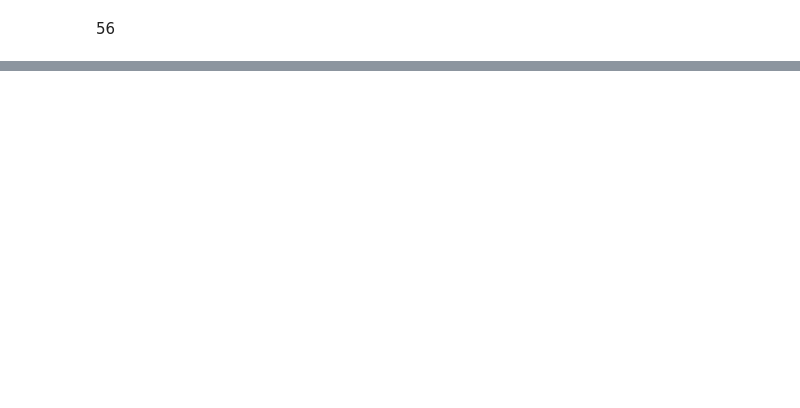
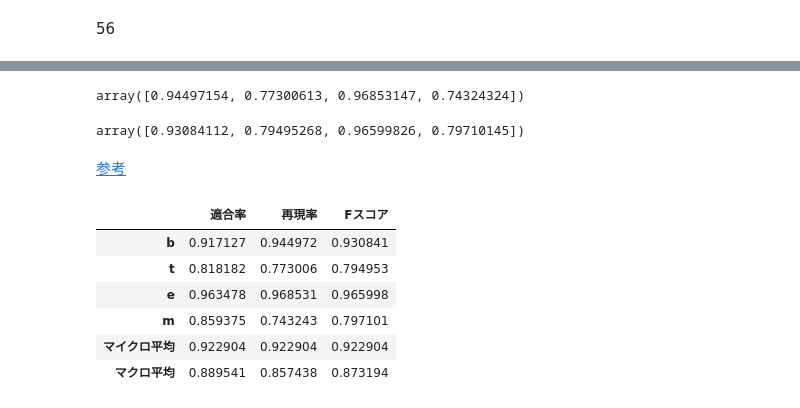
Before and after one commit to SJSY126/NLP100, a Jupyter notebook: Chpater6.ipynb, the cells around one changed output, grey strips where cells are left out. Drawn from its saved outputs; the diff is of its cells as text; code cells hidden in the pictures; blank space fills up the shorter version.

```diff
--- a/Chpater6.ipynb
+++ b/Chpater6.ipynb
@@ -316,0 +379,38 @@ show_cm(test_cm)
+# %%
+r = tp / (tp + fn)
+r
+# %% [output]
+array([0.94497154, 0.77300613, 0.96853147, 0.74324324])
+# %%
+F = 2 * p * r / (p + r)
+F
+# %% [output]
+array([0.93084112, 0.79495268, 0.96599826, 0.79710145])
+# %% [markdown]
+[参考](https://jp.xlsoft.com/documents/intel/daal/2016/daal2016_ref/GUID-5220F4E2-3169-40D7-A3B2-CCF10C27B3FE.htm)
+# %%
+micro_p = tp.sum() / (tp+fp).sum()
+micro_r = tp.sum() / (tp+fn).sum()
+micro_F = 2 * micro_p * micro_r / (micro_p + micro_r)
+micor_ave = np.array([micro_p, micro_r, micro_F])
+# %%
+macro_p = p.mean()
+macro_r = r.mean()
+macro_F = 2 * macro_p * macro_r / (macro_p + macro_r)
+macro_ave = np.array([macro_p, macro_r, macro_F])
+# %%
+table = np.array([p, r, F]).T
+table = np.vstack([table, micor_ave, macro_ave])
+pd.DataFrame(
+    table,
+    index = categories + ['マイクロ平均'] + ['マクロ平均'],
+    columns= ['適合率', '再現率', 'Fスコア']
+            )
+# %% [output]
+|  | 適合率 | 再現率 | Fスコア |
+| b | 0.917127 | 0.944972 | 0.930841 |
+| t | 0.818182 | 0.773006 | 0.794953 |
+| e | 0.963478 | 0.968531 | 0.965998 |
+| m | 0.859375 | 0.743243 | 0.797101 |
+| マイクロ平均 | 0.922904 | 0.922904 | 0.922904 |
+| マクロ平均 | 0.889541 | 0.857438 | 0.873194 |
```
Also changed, not shown: parts of 15 cells of this notebook.
